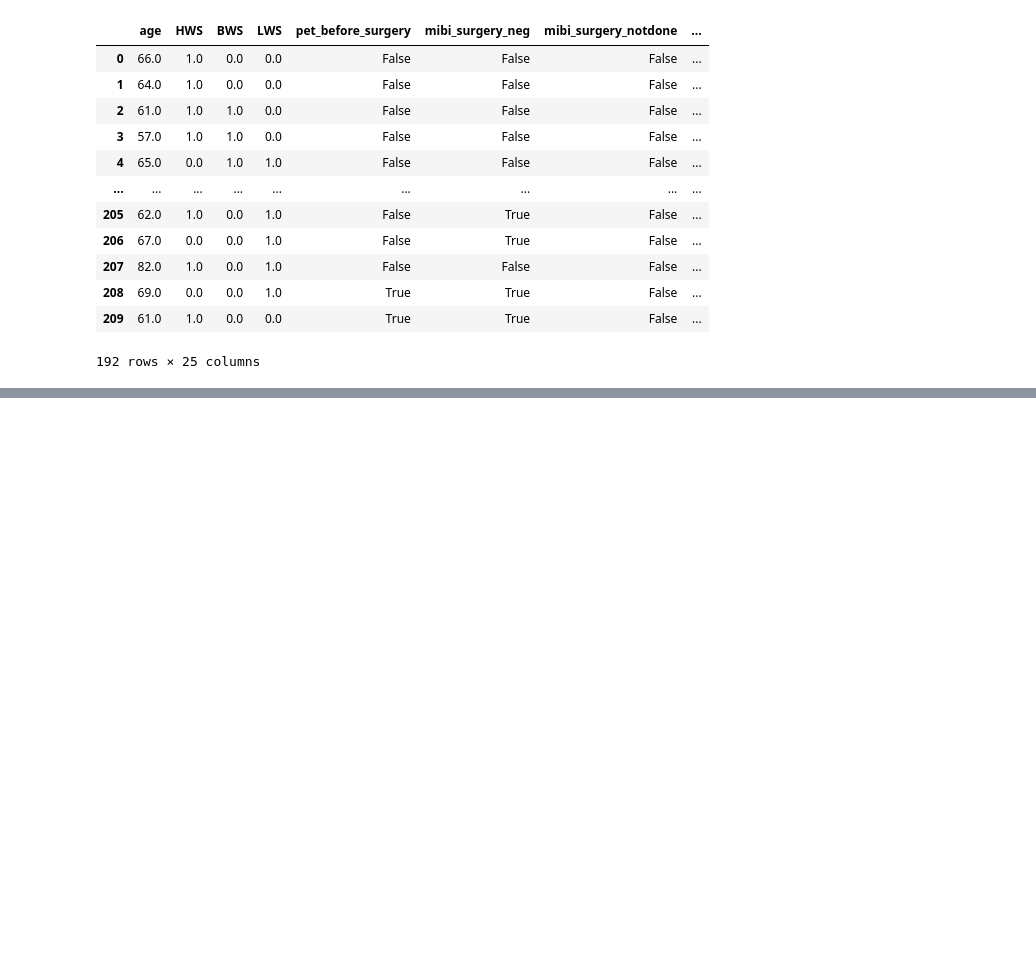
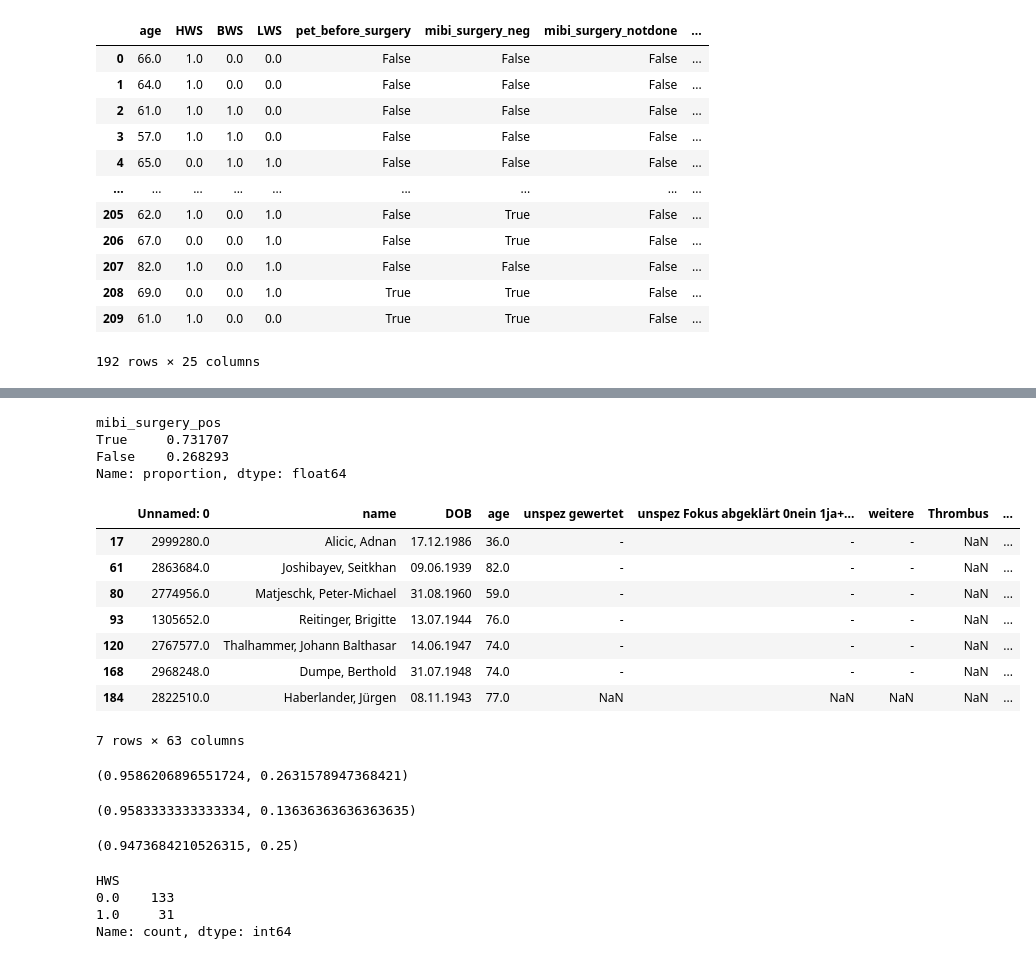
Before and after one commit to ursueugen/pet-discitis, a Jupyter notebook: 01_Explore.ipynb, the cells around one changed output, grey strips where cells are left out. Cells and saved outputs as stored; diff of their text form; code cells hidden in the pictures; blank space fills up the shorter version.

```diff
--- a/01_Explore.ipynb
+++ b/01_Explore.ipynb
@@ -342,0 +360,4 @@ profile_sel.to_file("report_processed_selected.html")
+# %%
+df_sens = df.loc[df['patho'] != 'not done'].copy()
+df_sens['patho_binary'] = df_sens['patho'] != '0'
+df_sens['mibi_surgery_pos'] = ~df['mibi_surgery_neg'] & ~df['mibi_surgery_notdone']
@@ -342,0 +373,20 @@ profile_sel.to_file("report_processed_selected.html")
+# %%
+# % negative microbiology in general
+df_sens['mibi_surgery_pos'].value_counts(normalize=True)
+# %% [output]
+mibi_surgery_pos
+True     0.731707
+False    0.268293
+Name: proportion, dtype: float64
+# %%
+df_sens.loc[df_sens['mibi_surgery_pos'] & ~df_sens['patho_binary'], :]
+# %% [output]
+|  | Unnamed: 0 | name | DOB | age | unspez gewertet | unspez Fokus abgeklärt 0nein 1ja+... | weitere | Thrombus | ... |
+| 17 | 2999280.0 | Alicic, Adnan | 17.12.1986 | 36.0 | - | - | - | NaN | ... |
+| 61 | 2863684.0 | Joshibayev, Seitkhan | 09.06.1939 | 82.0 | - | - | - | NaN | ... |
+| 80 | 2774956.0 | Matjeschk, Peter-Michael | 31.08.1960 | 59.0 | - | - | - | NaN | ... |
+| 93 | 1305652.0 | Reitinger, Brigitte | 13.07.1944 | 76.0 | - | - | - | NaN | ... |
+| 120 | 2767577.0 | Thalhammer, Johann Balthasar | 14.06.1947 | 74.0 | - | - | - | NaN | ... |
+| 168 | 2968248.0 | Dumpe, Berthold | 31.07.1948 | 74.0 | - | - | - | NaN | ... |
+| 184 | 2822510.0 | Haberlander, Jürgen | 08.11.1943 | 77.0 | NaN | NaN | NaN | NaN | ... |
+7 rows × 63 columns
@@ -342,0 +396,50 @@ profile_sel.to_file("report_processed_selected.html")
+# %%
+# Specificity and sensitivity calculation for pathology and pet spine positivity
+confusion_matrix = pd.crosstab(df_sens['pet_spine_pos'], df_sens['patho_binary'], rownames=['PET Spine Pos'], colnames=['Patho Pos'])
+confusion_matrix
+
+TP = confusion_matrix.loc[True, True]
+TN = confusion_matrix.loc[False, False]
+FP = confusion_matrix.loc[True, False]
+FN = confusion_matrix.loc[False, True]
+sensitivity = TP / (TP + FN)
+specificity = TN / (TN + FP)
+sensitivity, specificity
+# %% [output]
+(0.9586206896551724, 0.2631578947368421)
+# %%
+# Specificity and sensitivity calculation for microbiology and pet spine positivity
+confusion_matrix_mibi = pd.crosstab(df_sens['pet_spine_pos'], df_sens['mibi_surgery_pos'], rownames=['PET Spine Pos'], colnames=['Mibi Pos'])
+confusion_matrix_mibi
+
+TP_mibi = confusion_matrix_mibi.loc[True, True]
+TN_mibi = confusion_matrix_mibi.loc[False, False]
+FP_mibi = confusion_matrix_mibi.loc[True, False]
+FN_mibi = confusion_matrix_mibi.loc[False, True]
+sensitivity_mibi = TP_mibi / (TP_mibi + FN_mibi)
+specificity_mibi = TN_mibi / (TN_mibi + FP_mibi)
+sensitivity_mibi, specificity_mibi
+# %% [output]
+(0.9583333333333334, 0.13636363636363635)
+# %%
+# Specificity and sensitivty for predicting MICROBIOLOGY OR PATHOLOGY from PET spine positivity
+df_sens['mibi_or_patho_pos'] = df_sens['mibi_surgery_pos'] | df_sens['patho_binary']
+confusion_matrix_mibi_patho = pd.crosstab(df_sens['pet_spine_pos'], df_sens['mibi_or_patho_pos'], rownames=['PET Spine Pos'], colnames=['Mibi or Patho Pos'])
+confusion_matrix_mibi_patho
+TP_mibi_patho = confusion_matrix_mibi_patho.loc[True, True]
+TN_mibi_patho = confusion_matrix_mibi_patho.loc[False, False]
+FP_mibi_patho = confusion_matrix_mibi_patho.loc[True, False]
+FN_mibi_patho = confusion_matrix_mibi_patho.loc[False, True]
+sensitivity_mibi_patho = TP_mibi_patho / (TP_mibi_patho
+    + FN_mibi_patho)
+specificity_mibi_patho = TN_mibi_patho / (TN_mibi_patho + FP_mibi_patho)
+sensitivity_mibi_patho, specificity_mibi_patho
+# %% [output]
+(0.9473684210526315, 0.25)
+# %%
+df_sens['HWS'].value_counts()
+# %% [output]
+HWS
+0.0    133
+1.0     31
+Name: count, dtype: int64
```
Also changed, not shown: parts of 10 cells of this notebook, 1 other file.
